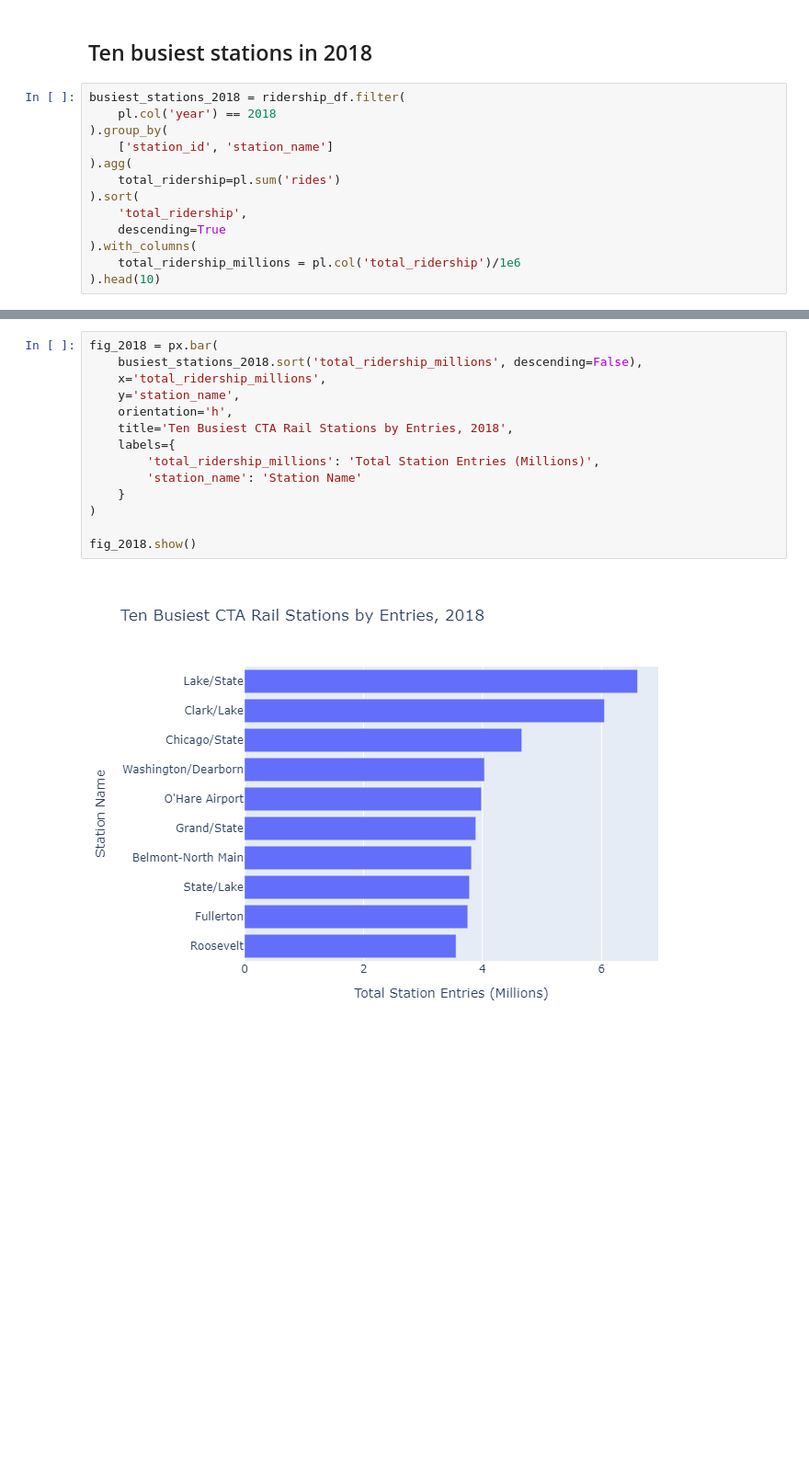
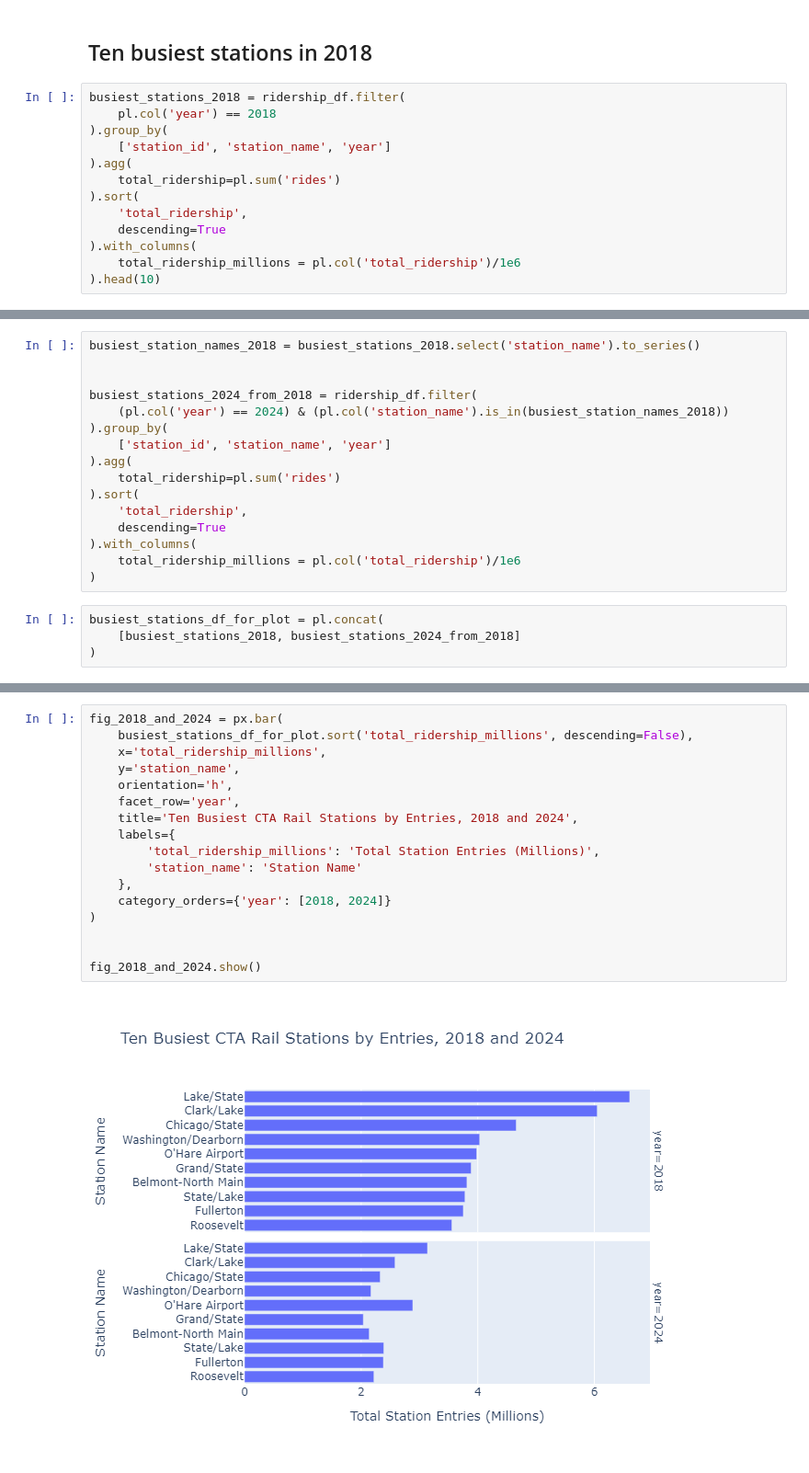
Before and after one commit to bryantco/cta-analysis, a Jupyter notebook: analyze_ridership.ipynb, the cells around one changed output, grey strips where cells are left out. Shown at 92% size. Drawn from its saved outputs; the diff is of its cells as text; blank space fills up the shorter version.

Commit message:
feat: add combined ridership plots for 2018 and 2024

```diff
--- a/analyze_ridership.ipynb
+++ b/analyze_ridership.ipynb
@@ -109,7 +109,7 @@ fig.show()
 busiest_stations_2018 = ridership_df.filter(
     pl.col('year') == 2018
 ).group_by(
-    ['station_id', 'station_name']
+    ['station_id', 'station_name', 'year']
 ).agg(
     total_ridership=pl.sum('rides')
 ).sort(
@@ -140,0 +141,20 @@ shape: (10, 4)
+# %%
+busiest_station_names_2018 = busiest_stations_2018.select('station_name').to_series()
+
+
+busiest_stations_2024_from_2018 = ridership_df.filter(
+    (pl.col('year') == 2024) & (pl.col('station_name').is_in(busiest_station_names_2018))
+).group_by(
+    ['station_id', 'station_name', 'year']
+).agg(
+    total_ridership=pl.sum('rides')
+).sort(
+    'total_ridership',
+    descending=True
+).with_columns(
+    total_ridership_millions = pl.col('total_ridership')/1e6
+)
+# %%
+busiest_stations_df_for_plot = pl.concat(
+    [busiest_stations_2018, busiest_stations_2024_from_2018]
+)
@@ -141,16 +177,19 @@ shape: (10, 4)
 # %%
-fig_2018 = px.bar(
-    busiest_stations_2018.sort('total_ridership_millions', descending=False),
+fig_2018_and_2024 = px.bar(
+    busiest_stations_df_for_plot.sort('total_ridership_millions', descending=False),
     x='total_ridership_millions',
     y='station_name',
     orientation='h',
-    title='Ten Busiest CTA Rail Stations by Entries, 2018',
+    facet_row='year',
+    title='Ten Busiest CTA Rail Stations by Entries, 2018 and 2024',
     labels={
         'total_ridership_millions': 'Total Station Entries (Millions)',
         'station_name': 'Station Name'
-    }
+    },
+    category_orders={'year': [2018, 2024]}
 )
 
-fig_2018.show()
+
+fig_2018_and_2024.show()
 # %% [output]
-[figure, old version]
+[figure, new version]
```
Also changed, not shown: parts of 5 cells of this notebook.
